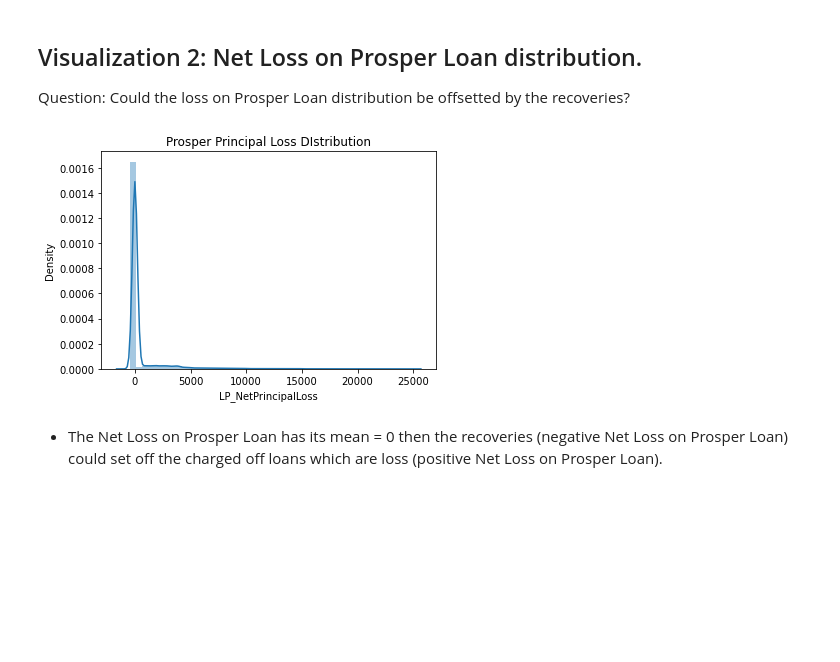
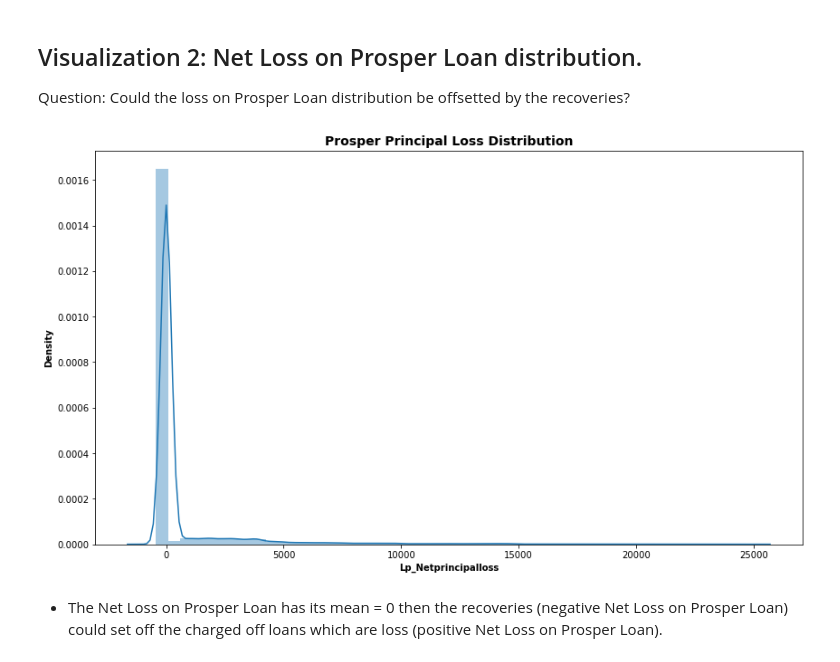
Before and after one commit to minhtutruong712/Loan-Prosper_Data-Visualization, a Jupyter notebook: Part_II_slide_deck_template.ipynb, the cells around one changed output. Saved outputs shown, nothing was run; the diff lists cells and outputs as text; code cells hidden in the pictures; blank space fills up the shorter version.

```diff
--- a/Part_II_slide_deck_template.ipynb
+++ b/Part_II_slide_deck_template.ipynb
@@ -70,10 +113,17 @@ sb.boxplot(data=data, y ='BorrowerRate', x='Term');
 Question: Could the loss on Prosper Loan distribution be offsetted by the recoveries?
 # %%
 # Prove Prosper Score as Normal distribution
+plt.figure(figsize=[14, 8])
 sb.distplot(data['LP_NetPrincipalLoss'].loc[data['LP_NetPrincipalLoss'].isnull() == False], kde=True);
-plt.title('Prosper Principal Loss DIstribution');
+
+# Add title
+plt.title('Prosper Principal Loss Distribution', fontsize = 14, weight = "bold");
+# Add x label and format it
+plt.xlabel('LP_NetPrincipalLoss'.title(), fontsize = 10, weight = "bold");
+# Add y label and format it
+plt.ylabel('Density'.title(), fontsize = 10, weight = "bold");
 # %% [output]
-[figure, old version]
+[figure, new version]
 # %% [markdown]
 - The Net Loss on Prosper Loan has its mean = 0 then the recoveries (negative Net Loss on Prosper Loan) could set off the charged off loans which are loss (positive Net Loss on Prosper Loan).
 # %% [markdown]
```
Also changed, not shown: parts of 8 cells of this notebook, 1 other file.
